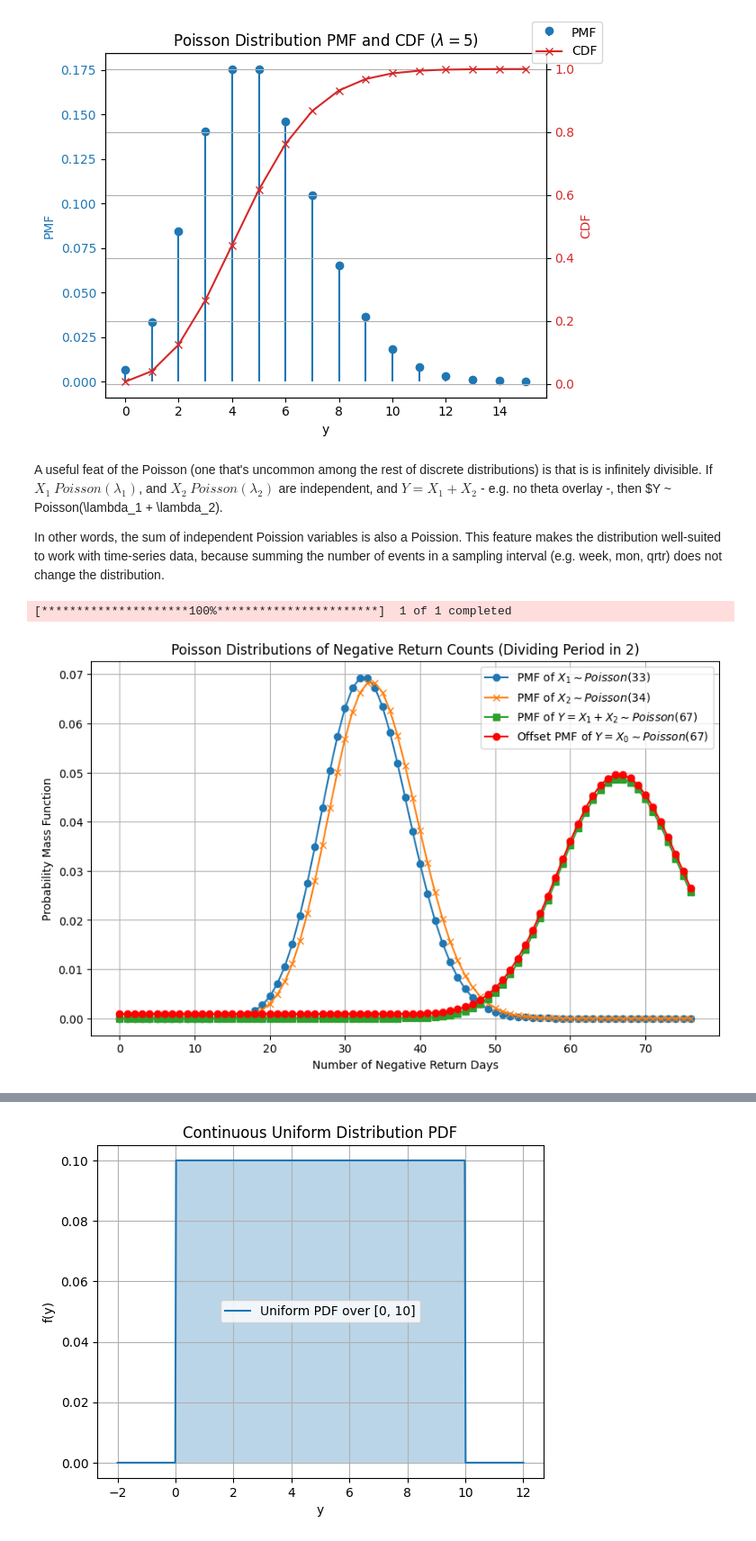
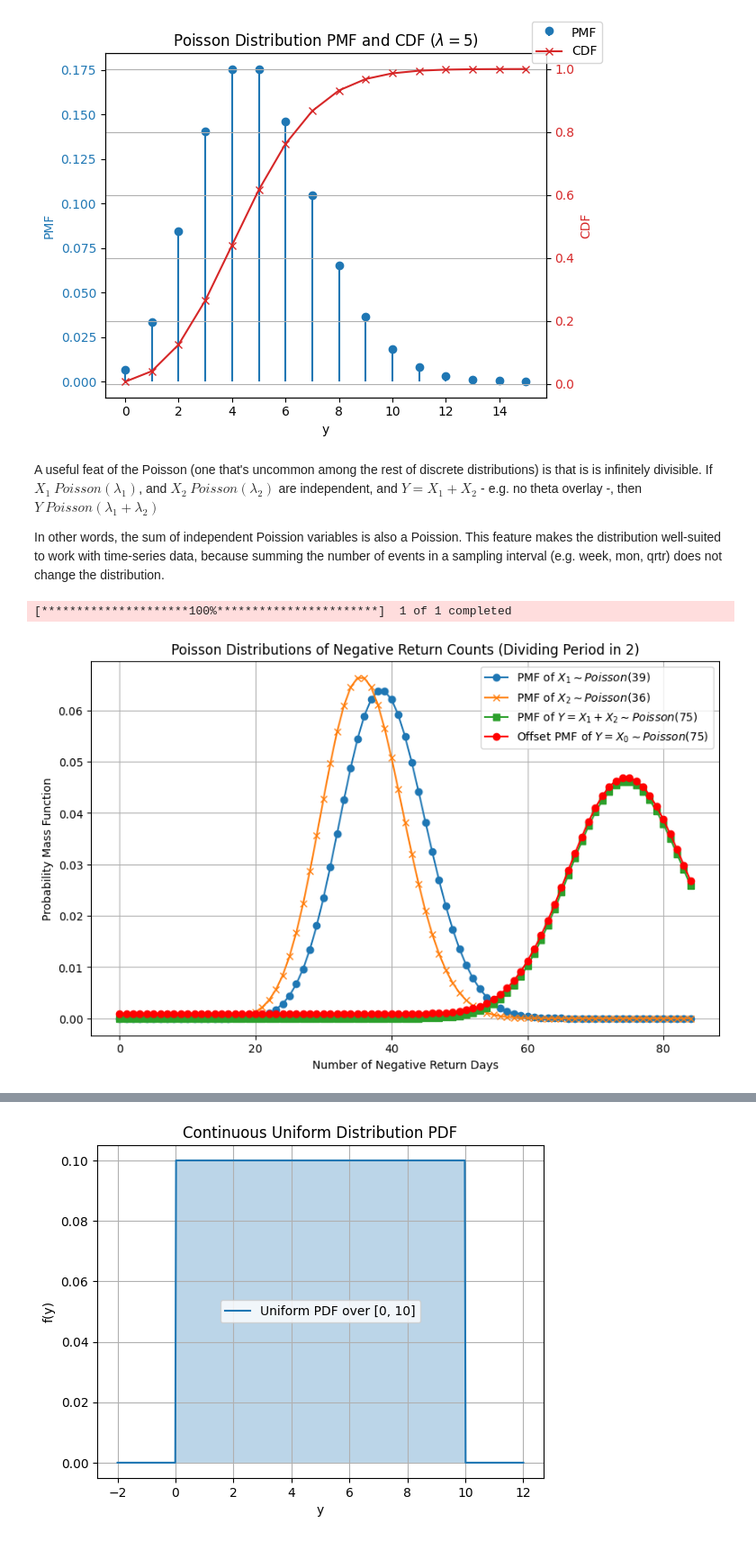
Before and after one commit to bencebaumann/prelim_frm_L1_playground, a Jupyter notebook: FRM_L1/FRM_L1_QUANTITATIVE_ANALYSIS/CH3_COMMON_UNIVARIATE_RANDOM_VARIABLES/ch_3_notes.ipynb, the cells around one changed output, grey strips where cells are left out. Shown at 90% size. Saved outputs shown, nothing was run; the diff lists cells and outputs as text; code cells hidden in the pictures.

```diff
--- a/FRM_L1/FRM_L1_QUANTITATIVE_ANALYSIS/CH3_COMMON_UNIVARIATE_RANDOM_VARIABLES/ch_3_notes.ipynb
+++ b/FRM_L1/FRM_L1_QUANTITATIVE_ANALYSIS/CH3_COMMON_UNIVARIATE_RANDOM_VARIABLES/ch_3_notes.ipynb
@@ -508,7 +493,7 @@ plt.show()
 Pr( Poisson(Y = 2) ) = 0.0842
 [figure]
 # %% [markdown]
-A useful feat of the Poisson (one that's uncommon among the rest of discrete distributions) is that is is infinitely divisible. If $X_1 ~ Poisson(\lambda_1)$, and $X_2 ~ Poisson(\lambda_2)$ are independent, and $Y = X_1 + X_2$ - e.g. no theta overlay -, then $Y ~ Poisson(\lambda_1 + \lambda_2).
+A useful feat of the Poisson (one that's uncommon among the rest of discrete distributions) is that is is infinitely divisible. If $X_1 ~ Poisson(\lambda_1)$, and $X_2 ~ Poisson(\lambda_2)$ are independent, and $Y = X_1 + X_2$ - e.g. no theta overlay -, then $Y ~ Poisson(\lambda_1 + \lambda_2)$
 
 In other words, the sum of independent Poission variables is also a Poission. This feature makes the distribution well-suited to work with time-series data, because summing the number of events in a sampling interval (e.g. week, mon, qrtr) does not change the distribution.
 # %%
@@ -516,18 +501,15 @@ import yfinance as yf
 from scipy.stats import poisson
 
 # Download historical daily adjusted close price data for SPY
-symbol = 'SPY'
-start_date = '2023-01-01'
-end_date = '2024-01-01'
-a = 0.0009  # Slight offset for pmf_y to highlight the perfect overlay. Set to 0 to cause the overlay
-b = 0.0
+symbol = 'SPY'             # S&P 500 tracking major ETF
+start_date = '2023-04-21'  # Sample theta interval start
+end_date = '2024-01-01'    # end
+a = 0.0009                 # Slight offset for pmf_y to highlight the perfect overlay. Set to 0 to cause the overlay
+b = 0.0                    # Neutral "magnify"
 
 
 
 # Download historical data with auto_adjust=True
-symbol = 'SPY'
-start_date = '2023-05-11'
-end_date = '2024-01-01'
 price_data = yf.download(symbol, start=start_date, end=end_date, auto_adjust=True)
 
 # Compute daily log returns
@@ -539,34 +521,34 @@ price_data['neg_return_event'] = (price_data['log_return'] < 0).astype(int)
 # Split into two halves
 mid = len(price_data) // 2
 X1_lambda = price_data['neg_return_event'].iloc[:mid].sum()
 X2_lambda = price_data['neg_return_event'].iloc[mid:].sum()
 Y_lambda = price_data['neg_return_event'].sum() # Actual lambda over the whole theta interval
 
 # Prepare x-range for PMF plotting
 x_range = np.arange(0, max(X1_lambda, X2_lambda, Y_lambda) + 10)
 
 # Calculate PMFs
 pmf_X1 = poisson.pmf(x_range, X1_lambda)
 pmf_X2 = poisson.pmf(x_range, X2_lambda)
 pmf_X_1_2 = poisson.pmf(x_range, X1_lambda + X2_lambda)  # Y = X_1 + X_2, construct
 pmf_Y = poisson.pmf(x_range, Y_lambda)
 pmf_Y_offset = pmf_Y + a + b * x_range
 
 # Plot PMFs
 plt.figure(figsize=(10, 6))
 plt.plot(x_range, pmf_X1, label=f'PMF of $X_1 \\sim Poisson({X1_lambda})$', marker='o')
 plt.plot(x_range, pmf_X2, label=f'PMF of $X_2 \\sim Poisson({X2_lambda})$', marker='x')
 plt.plot(x_range, pmf_X_1_2, label=f'PMF of $Y = X_1 + X_2 \\sim Poisson({X1_lambda + X2_lambda})$', marker='s')
 plt.plot(x_range, pmf_Y_offset, label=f'Offset PMF of $Y = X_0 \\sim Poisson({Y_lambda})$', color='red', marker='o')
 plt.title('Poisson Distributions of Negative Return Counts (Dividing Period in 2)')
 plt.xlabel('Number of Negative Return Days')
 plt.ylabel('Probability Mass Function')
 plt.legend()
 plt.grid(True)
 plt.show()
 # %% [output]
 [*********************100%***********************]  1 of 1 completed
-[figure, old version]
+[figure, new version]
 # %% [markdown]
 # Continous Random Variables!
 
```
Also changed, not shown: parts of 51 cells of this notebook, 3 other files.
